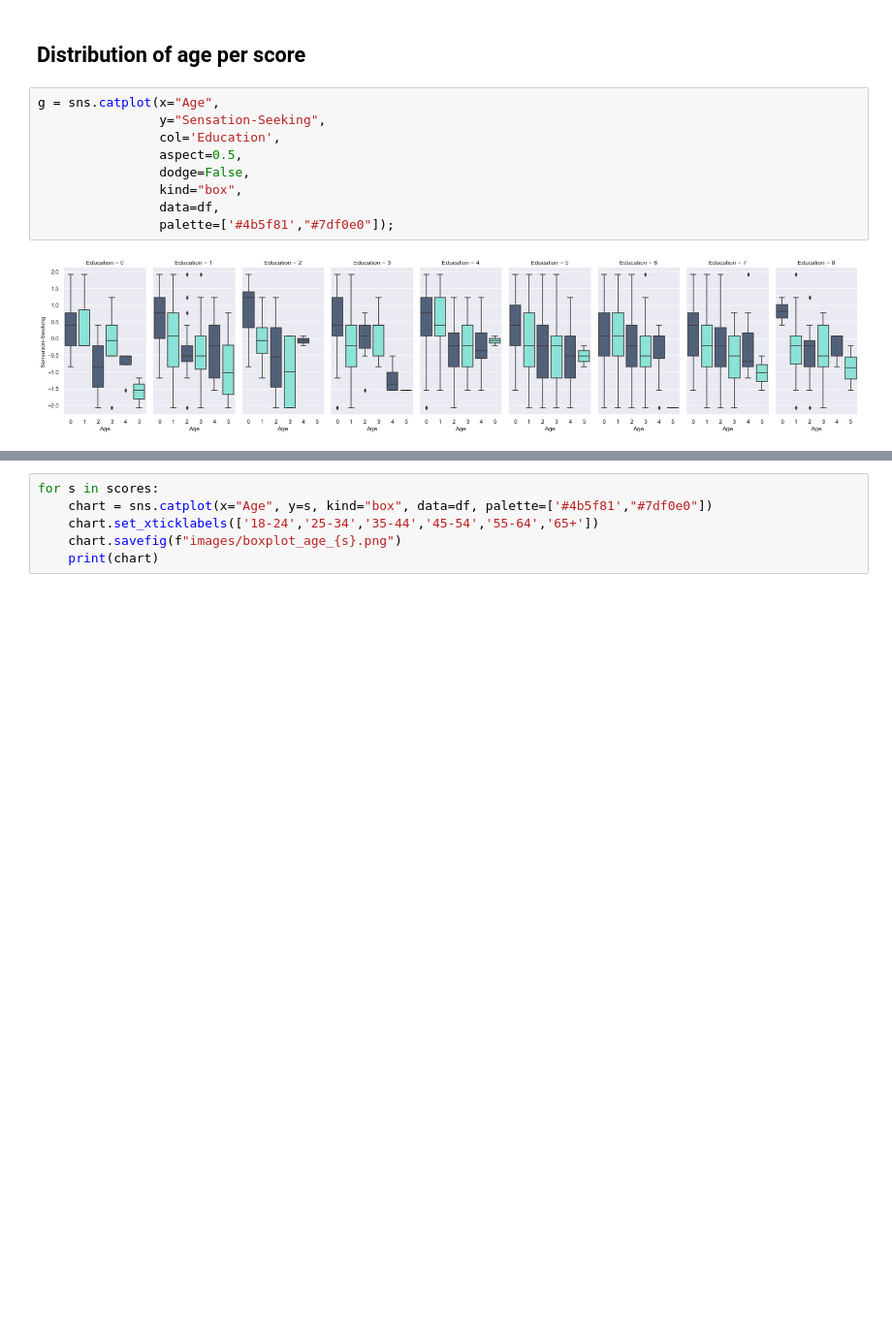
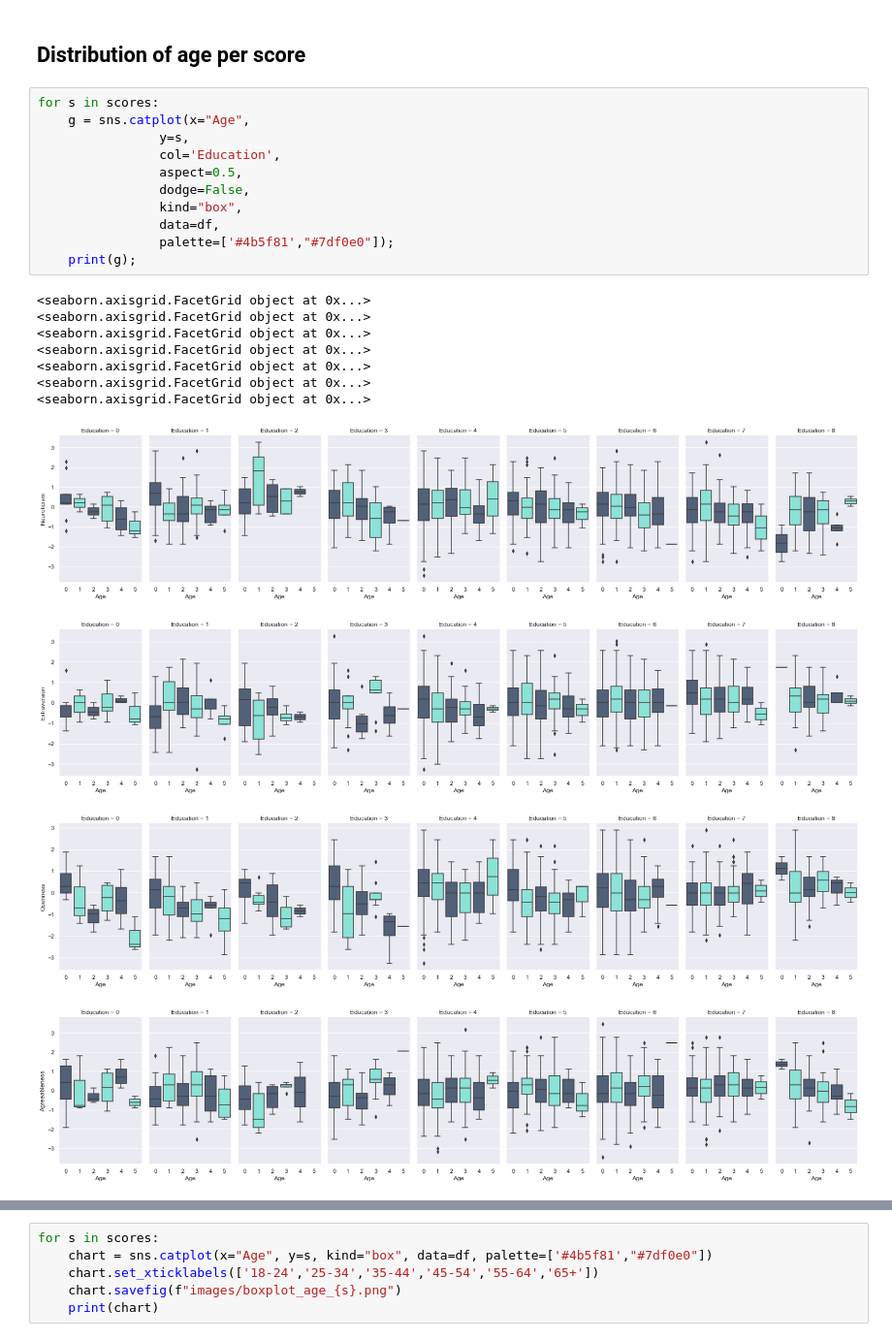
Before and after one commit to CrazyBigFoot/Personality_vs_Risk_of_Drug, a Jupyter notebook: Project2_Mirko.ipynb, the cells around one changed output, grey strips where cells are left out. Shown at 97% size. Cells and saved outputs as stored; diff of their text form; blank space fills up the shorter version.

```diff
--- a/Project2_Mirko.ipynb
+++ b/Project2_Mirko.ipynb
@@ -392,13 +392,25 @@ plt.show()
 # %% [markdown]
 ## Distribution of age per score
 # %%
-g = sns.catplot(x="Age",
-                y="Sensation-Seeking",
+for s in scores:
+    g = sns.catplot(x="Age",
+                y=s,
                 col='Education',
                 aspect=0.5,
                 dodge=False,
                 kind="box",
                 data=df,
                 palette=['#4b5f81',"#7df0e0"]);
+    print(g);
 # %% [output]
+<seaborn.axisgrid.FacetGrid object at 0x...>
+<seaborn.axisgrid.FacetGrid object at 0x...>
+<seaborn.axisgrid.FacetGrid object at 0x...>
+<seaborn.axisgrid.FacetGrid object at 0x...>
+<seaborn.axisgrid.FacetGrid object at 0x...>
+<seaborn.axisgrid.FacetGrid object at 0x...>
+<seaborn.axisgrid.FacetGrid object at 0x...>
-[figure, old version]
+[figure, new version]
+[figure, added]
+[figure, added]
+[figure, added]
```
Also changed, not shown: parts of 7 cells of this notebook, 3 other files.
